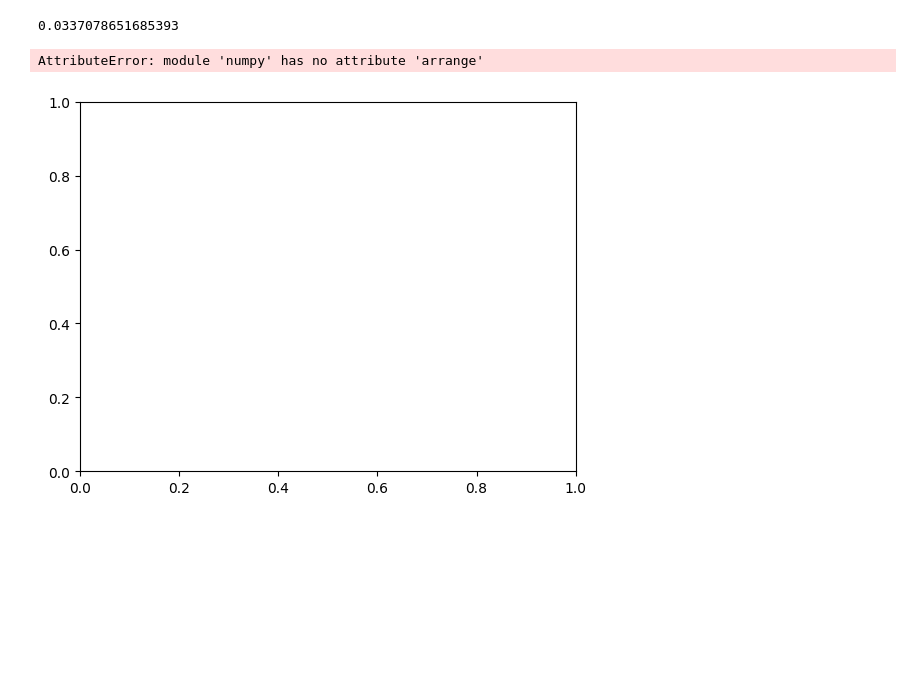
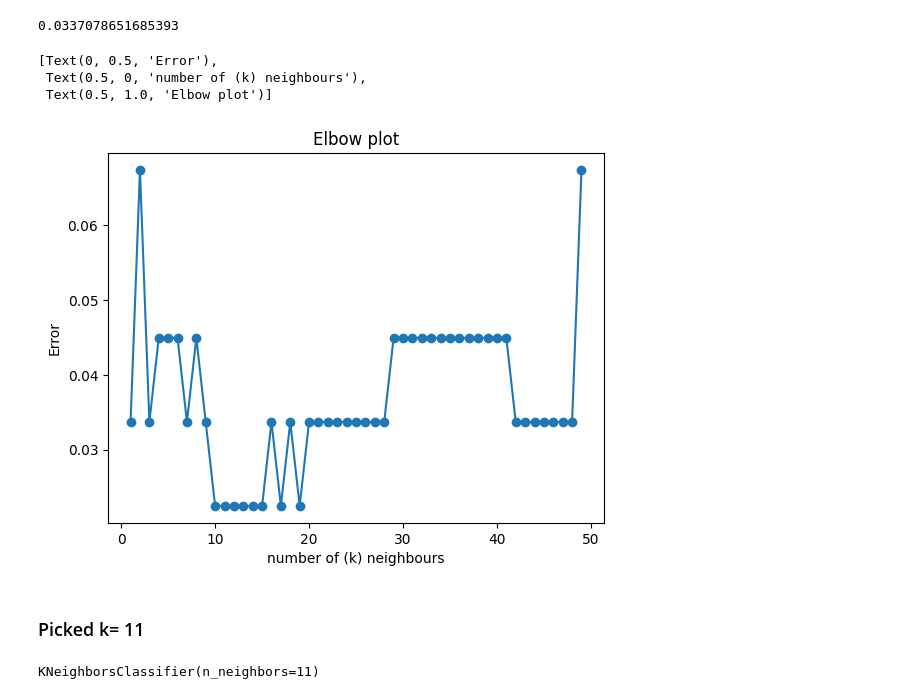
Before and after one commit to SusannaR11/AI_Engineering_OPA24_Susanna_Rokka, a Jupyter notebook: code-alongs/05_knn/knn.ipynb, the cells around one changed output. Cells and saved outputs as stored; diff of their text form; code cells hidden in the pictures; blank space fills up the shorter version.

Commit message:
picked k

```diff
--- a/code-alongs/05_knn/knn.ipynb
+++ b/code-alongs/05_knn/knn.ipynb
@@ -215,15 +215,31 @@ error
 # %% [output]
 0.0337078651685393
 # %%
+import numpy as np
+
 error_list = []
 for k in range (1, 50):
     model_knn = KNeighborsClassifier(n_neighbors=k)
     model_knn.fit(scaled_X_train, y_train)
     y_pred = model_knn.predict(scaled_X_test)
     error_list.append(1-accuracy_score(y_test, y_pred))
 
 fig, ax = plt.subplots(1)
-ax.plot(np.arrange(1, len(error_list)+1), error_list)
+ax.plot(np.arange(1, len(error_list)+1), error_list, "o-")
+ax.set(ylabel= "Error", xlabel="number of (k) neighbours", title="Elbow plot")
 # %% [output]
-AttributeError: module 'numpy' has no attribute 'arrange'
+[Text(0, 0.5, 'Error'),
+ Text(0.5, 0, 'number of (k) neighbours'),
+ Text(0.5, 1.0, 'Elbow plot')]
-[figure, old version]
+[figure, new version]
+# %% [markdown]
+### Picked k= 11
+# %%
+# pikced k = 11 as it's an uneven number avoiding a tie
+model = KNeighborsClassifier(11)
+scaled_X = scaler.fit_transform(X)
+model.fit(scaled_X, y)
+
+# model.predict()
+# %% [output]
+KNeighborsClassifier(n_neighbors=11)
```
